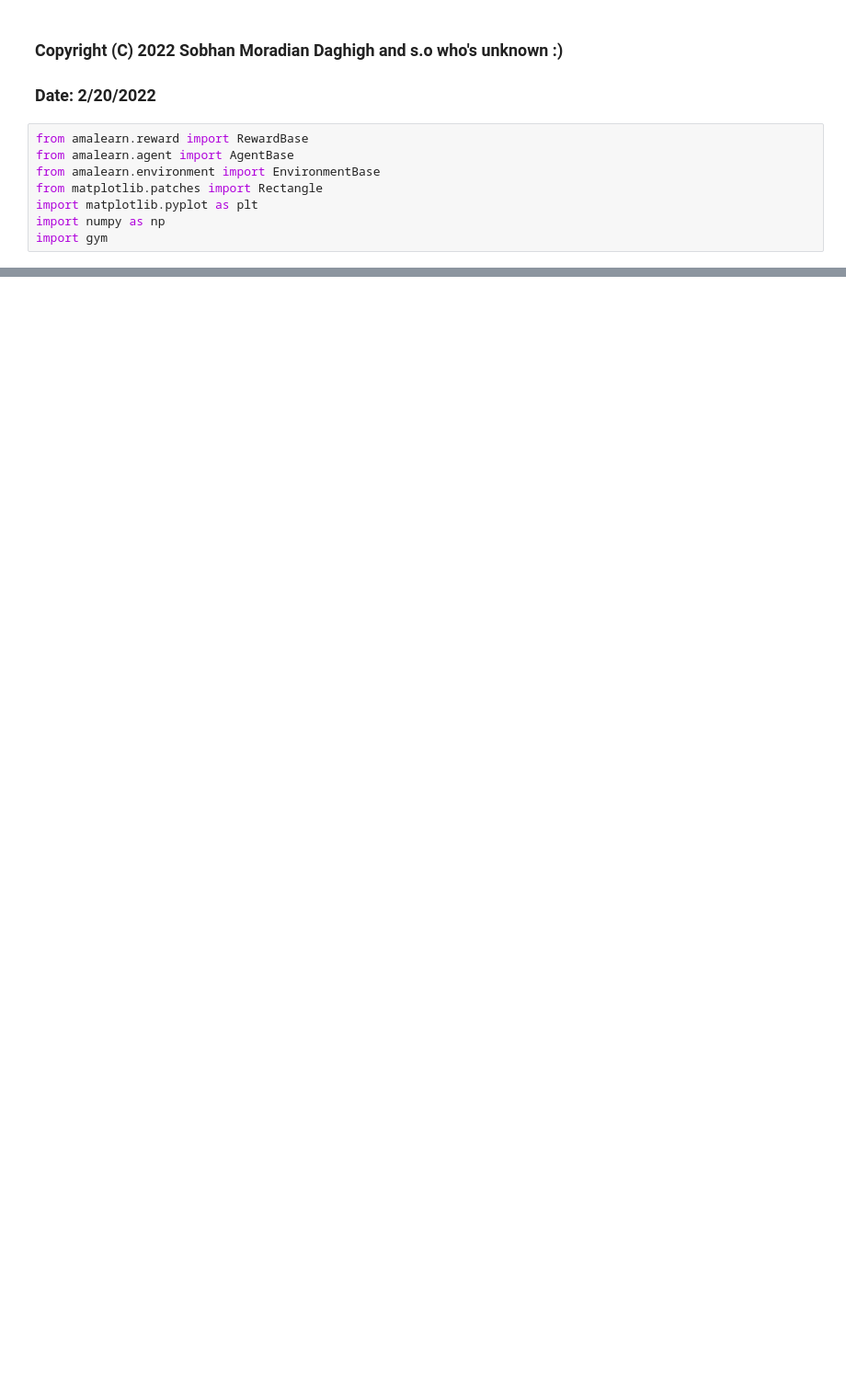
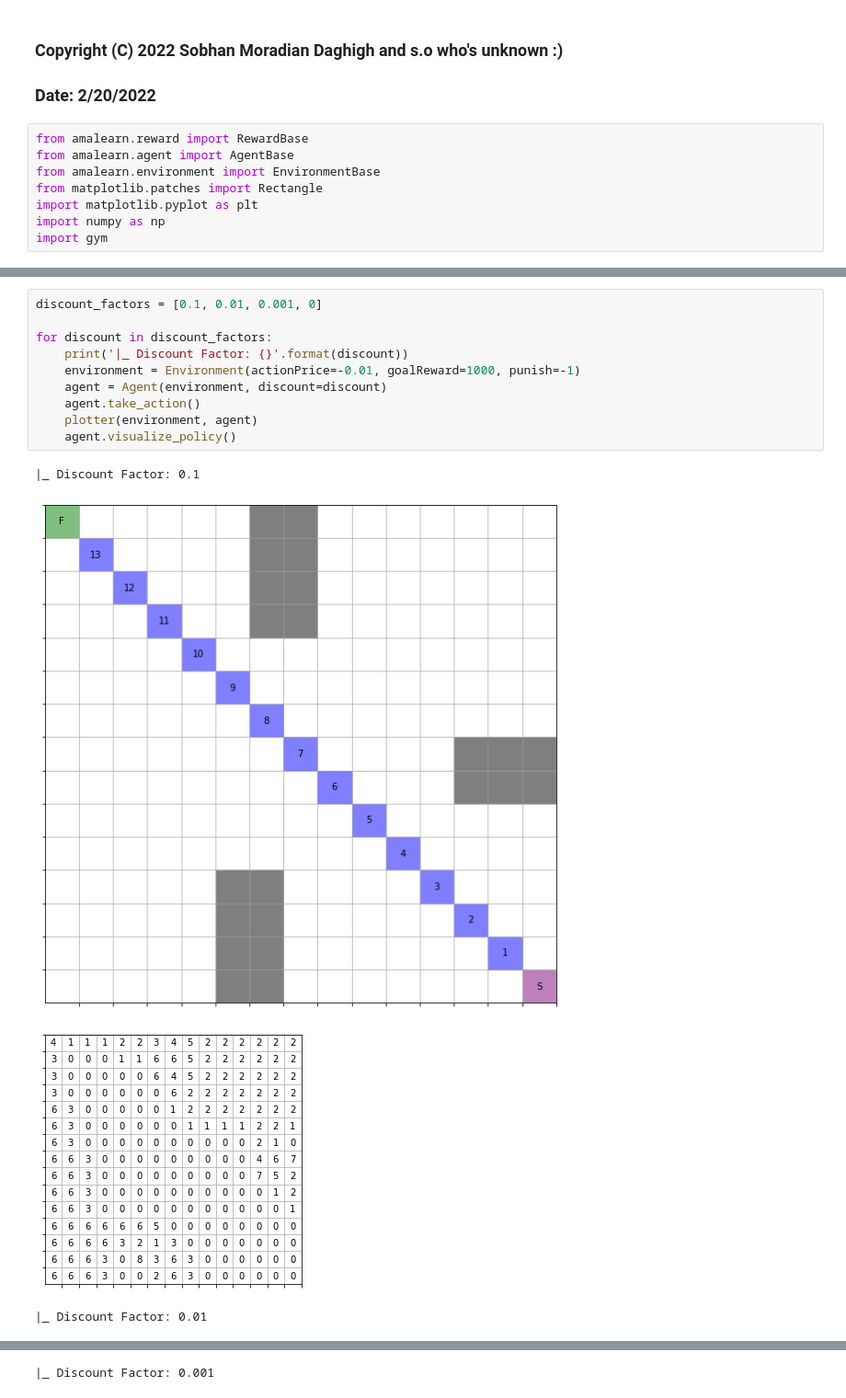
Before and after one commit to nahbos/AUT-Machine-Learning, a Jupyter notebook: FinalProj/ML_HW04.ipynb, the cells around one changed output, grey strips where cells are left out. Shown: that part at 92% size. Saved outputs shown, nothing was run; the diff lists cells and outputs as text; blank space fills up the shorter version.

```diff
--- a/FinalProj/ML_HW04.ipynb
+++ b/FinalProj/ML_HW04.ipynb
@@ -352,0 +455,15 @@ plotter(environment, agent)
+# %%
+discount_factors = [0.1, 0.01, 0.001, 0]
+
+for discount in discount_factors:
+    print('|_ Discount Factor: {}'.format(discount))
+    environment = Environment(actionPrice=-0.01, goalReward=1000, punish=-1)
+    agent = Agent(environment, discount=discount)
+    agent.take_action()
+    plotter(environment, agent)
+    agent.visualize_policy()
+# %% [output]
+|_ Discount Factor: 0.1
+[figure, added]
+[figure, added]
+|_ Discount Factor: 0.01
@@ -352,0 +472 @@ plotter(environment, agent)
+|_ Discount Factor: 0.001
```
Also changed, not shown: parts of 16 cells of this notebook.
